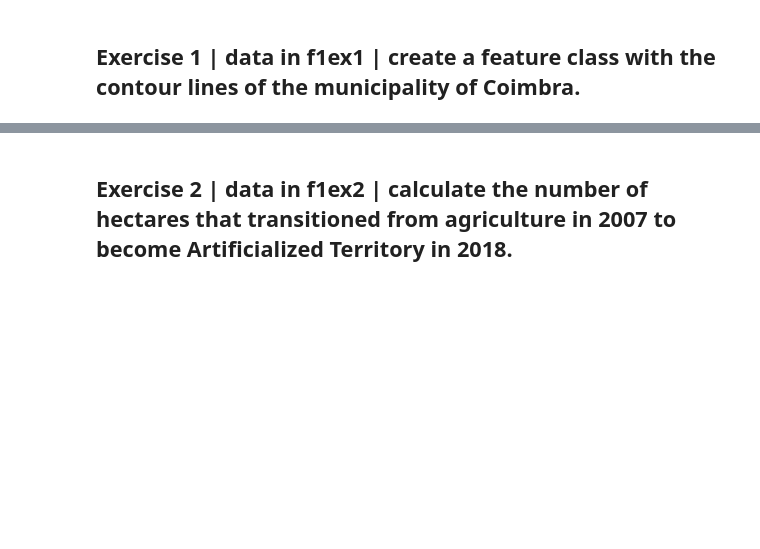
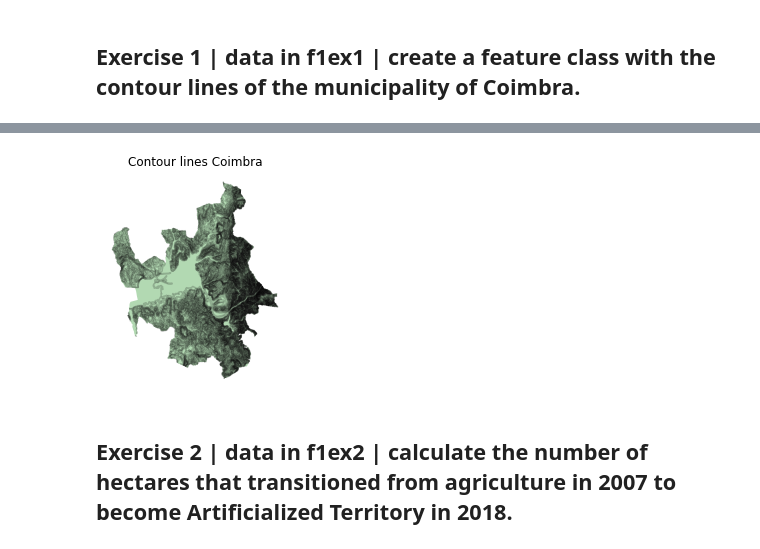
Before and after one commit to MartaSolarz/Maps_and_GISWEB, a Jupyter notebook: fichaexercicios1/solves.ipynb, the cells around one changed output, grey strips where cells are left out. Drawn from its saved outputs; the diff is of its cells as text; code cells hidden in the pictures; blank space fills up the shorter version.

```diff
--- a/fichaexercicios1/solves.ipynb
+++ b/fichaexercicios1/solves.ipynb
@@ -79,3 +71,13 @@ union_set.plot()
+# %%
+clipped_lines = union_set.clip(df_coimbra)
+
+ax = df_coimbra.plot(color='green', alpha=0.3)
+clipped_lines.plot(ax=ax, color='black', alpha=0.2)
+plt.axis('off')
+plt.title('Contour lines Coimbra')
+plt.show()
+# %% [output]
+[figure, added]
 # %% [markdown]
 ## Exercise 2 | data in f1ex2 | calculate the number of hectares that transitioned from agriculture in 2007 to become Artificialized Territory in 2018.
 # %%
```
Also changed, not shown: parts of 18 cells of this notebook.
